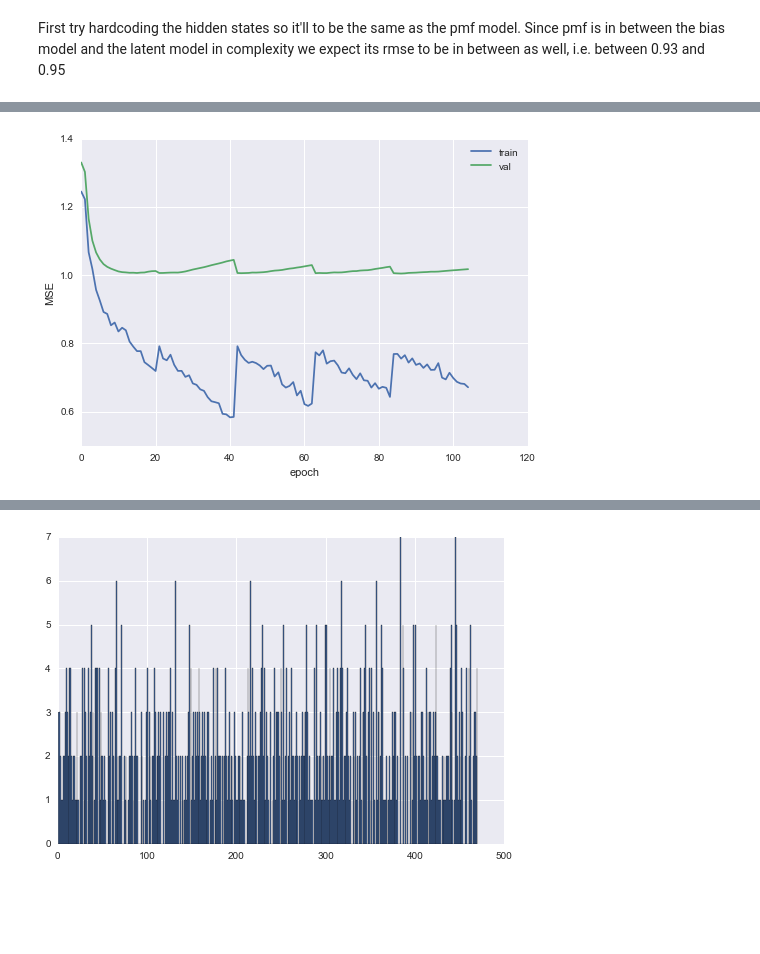
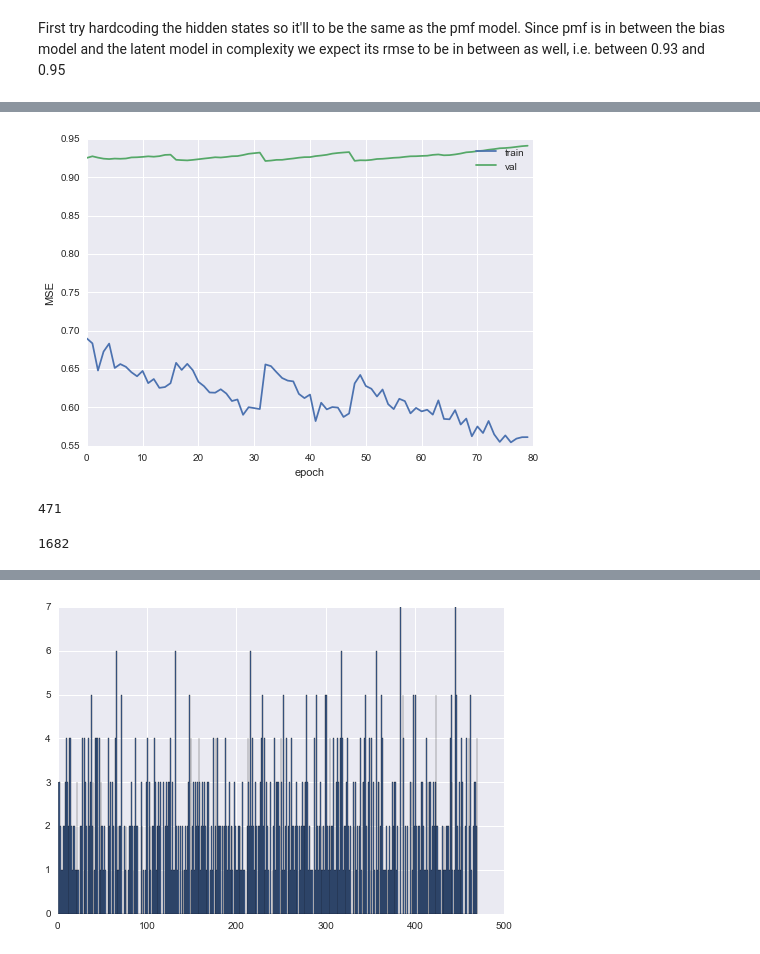
Before and after one commit to kristjanjonsson/LVM-Project, a Jupyter notebook: Prototyping-KJ.ipynb, the cells around one changed output, grey strips where cells are left out. Drawn from its saved outputs; the diff is of its cells as text; code cells hidden in the pictures; blank space fills up the shorter version.

```diff
--- a/Prototyping-KJ.ipynb
+++ b/Prototyping-KJ.ipynb
@@ -242,0 +246,2 @@ plt.plot(solver4.loss_history, 'o', alpha=0.7)
+# %%
+model4.updatePi()
@@ -278,12 +287,16 @@ from IPython.display import clear_output
 # %%
 
 nProfiles = nUsers // 2
-alpha = 5 * np.ones(nProfiles)
-model5 = MixtureModel(nUsers, nItems, nProfiles=nProfiles, latentDim=50, alpha=alpha, reg=1e-4)
+alpha = 1.5 * np.ones(nProfiles)
+model5 = MixtureModel(nUsers, nItems, nProfiles=nProfiles, latentDim=30, alpha=alpha, reg=1.5e-4)
+profileChoices = np.random.choice(np.arange(nUsers), nProfiles, False)
+model5.params['U'] = model4.params['U'][profileChoices].copy()
+model5.params['V'] = model4.params['V'].copy()
 # Z = model5.hiddenState['Z']
 # Z = np.random.rand(*Z.shape)
 # Z /= Z.sum(axis=1).reshape((nUsers, 1))
 # model5.hiddenState['Z'] = Z
+model5.estimate(X_train, y0_train)
 
 solver5 = Solver(model5, data0,
                     update_rule='adam',
@@ -293,3 +306,5 @@ solver5 = Solver(model5, data0,
                     lr_decay=0.99,
                     num_epochs=20, batch_size=1000,
                     print_every=100)
+# %%
+solver5.train()
@@ -295,0 +329,2 @@ solver5 = Solver(model5, data0,
+# %%
+plotTrainTest(solver5)
@@ -296,11 +333,19 @@ solver5 = Solver(model5, data0,
 # %%
 
 for _ in range(5):
     solver5.train()
     clear_output()
     plotTrainTest(solver5)
     plt.show()
+    model5.estimate(X_train, y0_train)
     model5.updatePi()
-    model5.estimate(X_train, y_train)
 # %% [output]
-[figure, old version]
+[figure, new version]
+# %%
+nUsers // 2
+# %% [output]
+471
+# %%
+nItems
+# %% [output]
+1682
```
Also changed, not shown: parts of 14 cells of this notebook.
